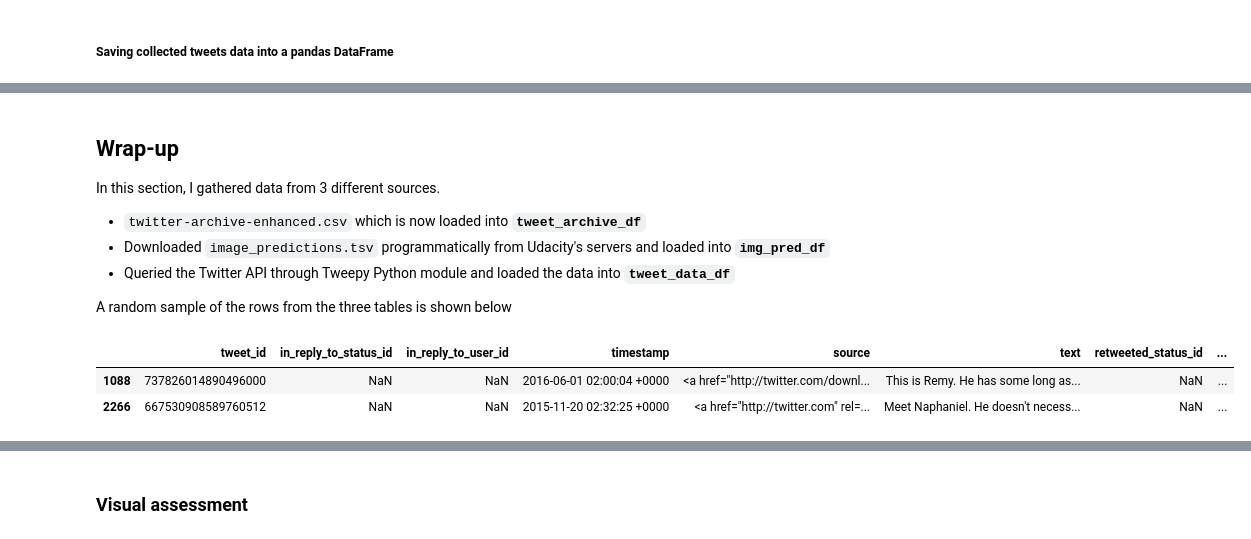
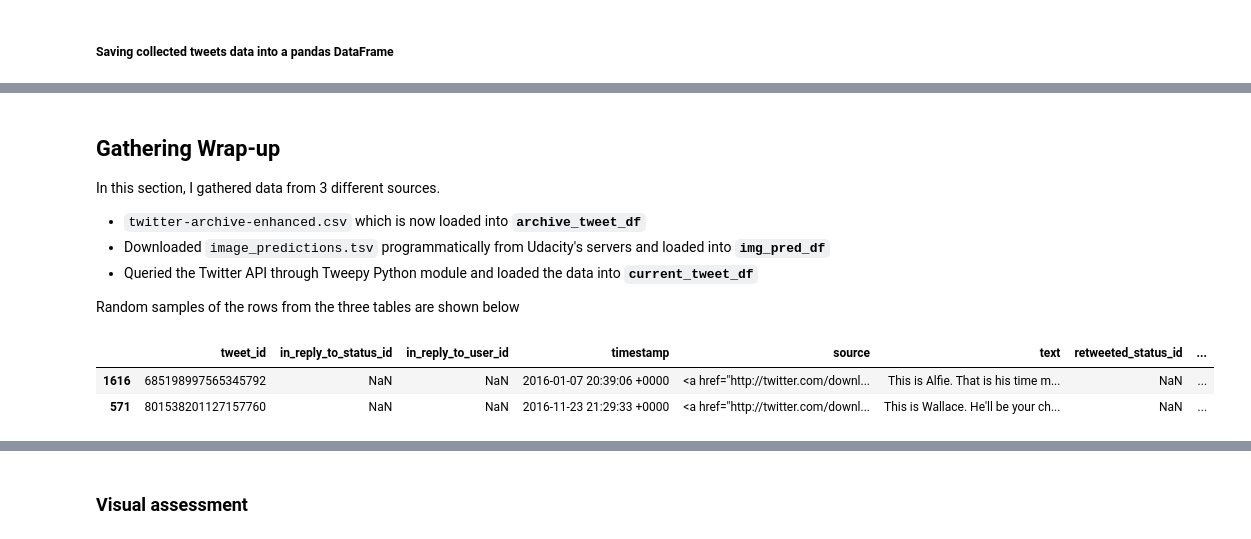
Before and after one commit to yusuf-madkour/Twitter-WeRateDogs-wrangling, a Jupyter notebook: wrangle_act.ipynb, the cells around one changed output, grey strips where cells are left out. Saved outputs shown, nothing was run; the diff lists cells and outputs as text; code cells hidden in the pictures.

```diff
--- a/wrangle_act.ipynb
+++ b/wrangle_act.ipynb
@@ -21,7 +47,7 @@ I downloaded this file manually and added it to the folder of the project under
 # %%
 import pandas as pd
 
-tweet_archive_df = pd.read_csv("twitter-archive-enhanced.csv")
+archive_tweet_df = pd.read_csv("twitter-archive-enhanced.csv")
 # %% [output]
 [interactive output not drawn]
 # %% [markdown]
@@ -126,19 +139,19 @@ tweet_data_df
 # %% [markdown]
-## Wrap-up
+## Gathering Wrap-up<a id='gathering_tldr'></a>
 
 In this section, I gathered data from 3 different sources.
 
-- `twitter-archive-enhanced.csv` which is now loaded into **`tweet_archive_df`**
+- `twitter-archive-enhanced.csv` which is now loaded into **`archive_tweet_df`**
 - Downloaded `image_predictions.tsv` programmatically from Udacity's servers and loaded into **`img_pred_df`**
-- Queried the Twitter API through Tweepy Python module and loaded the data into **`tweet_data_df`**
+- Queried the Twitter API through Tweepy Python module and loaded the data into **`current_tweet_df`**
 
-A random sample of the rows from the three tables is shown below
+Random samples of the rows from the three tables are shown below
 # %%
-tweet_archive_df.sample(2)
+archive_tweet_df.sample(2)
 # %% [output]
 |  | tweet_id | in_reply_to_status_id | in_reply_to_user_id | timestamp | source | text | retweeted_status_id | ... |
-| 1088 | 737826014890496000 | NaN | NaN | 2016-06-01 02:00:04 +0000 | <a href="http://twitter.com/downl... | This is Remy. He has some long as... | NaN | ... |
-| 2266 | 667530908589760512 | NaN | NaN | 2015-11-20 02:32:25 +0000 | <a href="http://twitter.com" rel=... | Meet Naphaniel. He doesn't necess... | NaN | ... |
+| 1616 | 685198997565345792 | NaN | NaN | 2016-01-07 20:39:06 +0000 | <a href="http://twitter.com/downl... | This is Alfie. That is his time m... | NaN | ... |
+| 571 | 801538201127157760 | NaN | NaN | 2016-11-23 21:29:33 +0000 | <a href="http://twitter.com/downl... | This is Wallace. He'll be your ch... | NaN | ... |
 [interactive output not drawn]
 # %%
 img_pred_df.sample(2)
```
Also changed, not shown: parts of 108 cells of this notebook.
